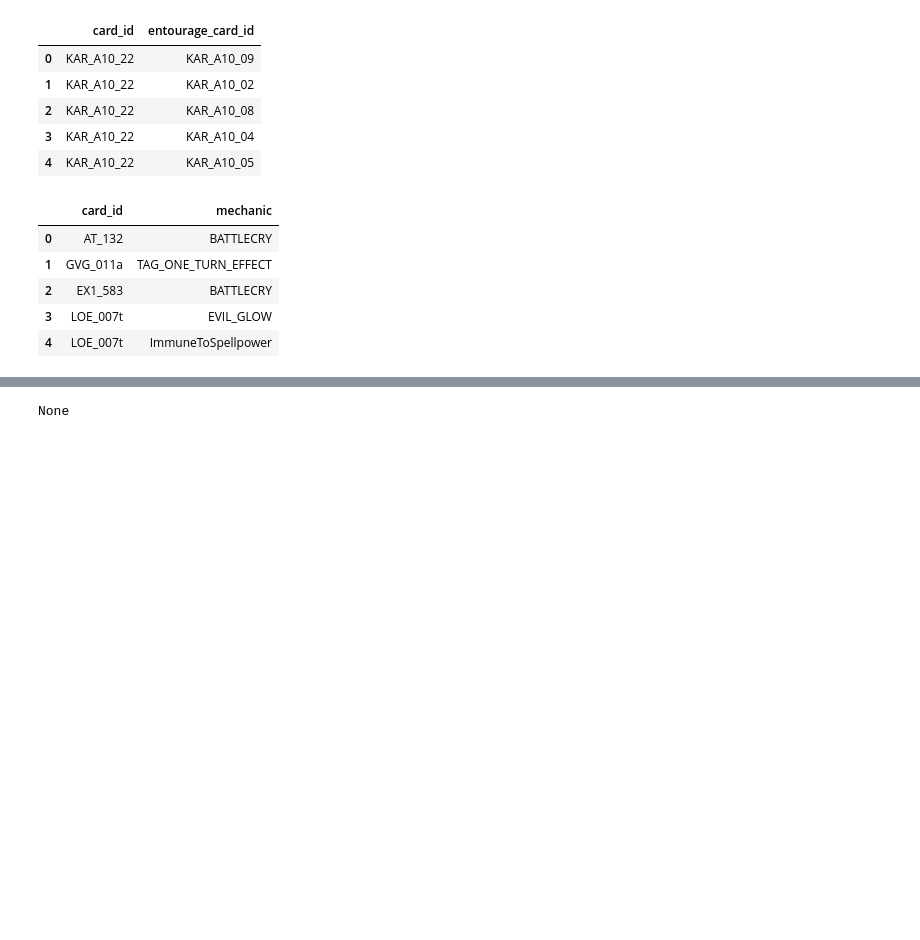
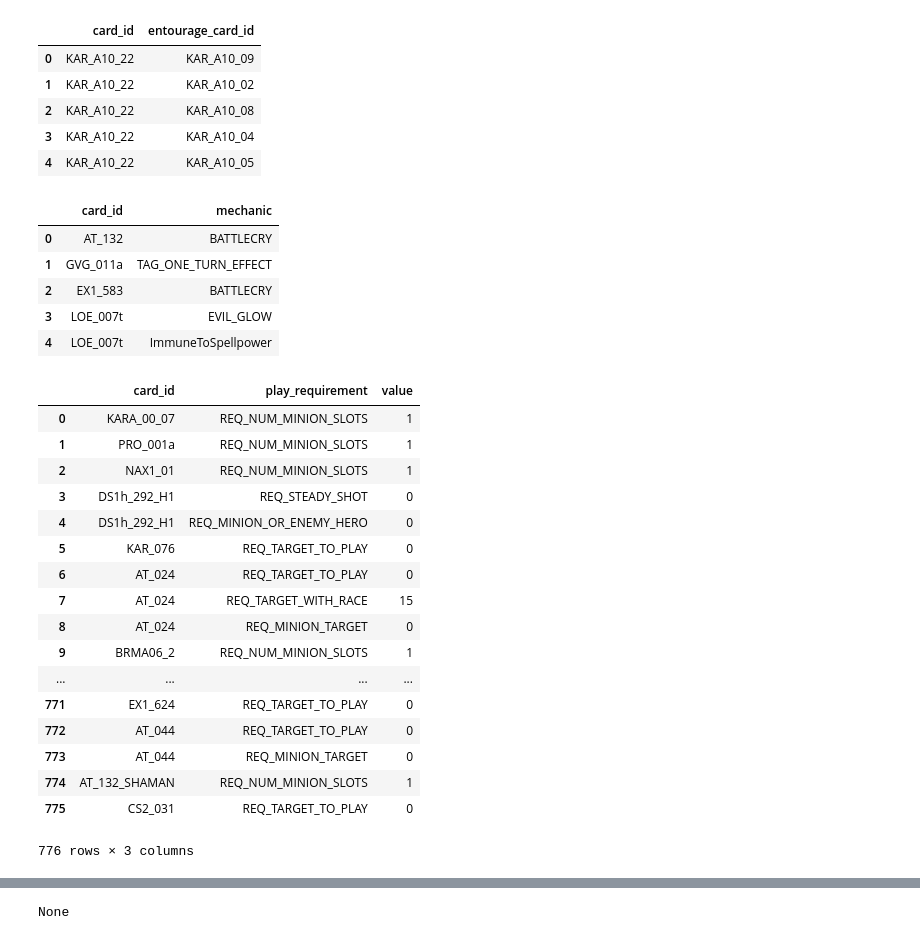
Before and after one commit to robblatt/dsc-combining-dataframes-pandas-lab-nyc-ds-career-042219, a Jupyter notebook: index.ipynb, the cells around one changed output, grey strips where cells are left out. Cells and saved outputs as stored; diff of their text form; code cells hidden in the pictures; blank space fills up the shorter version.

```diff
--- a/index.ipynb
+++ b/index.ipynb
@@ -157,7 +157,27 @@ mechanics_df.head()
 | 3 | LOE_007t | EVIL_GLOW |
 | 4 | LOE_007t | ImmuneToSpellpower |
 # %%
-play_requirements_df = play_requirements_df.set_index('card_id', inplace = True)
+#play_requirements_df = play_requirements_df.set_index('card_id', inplace = True)
+play_requirements_df
+# %% [output]
+|  | card_id | play_requirement | value |
+| 0 | KARA_00_07 | REQ_NUM_MINION_SLOTS | 1 |
+| 1 | PRO_001a | REQ_NUM_MINION_SLOTS | 1 |
+| 2 | NAX1_01 | REQ_NUM_MINION_SLOTS | 1 |
+| 3 | DS1h_292_H1 | REQ_STEADY_SHOT | 0 |
+| 4 | DS1h_292_H1 | REQ_MINION_OR_ENEMY_HERO | 0 |
+| 5 | KAR_076 | REQ_TARGET_TO_PLAY | 0 |
+| 6 | AT_024 | REQ_TARGET_TO_PLAY | 0 |
+| 7 | AT_024 | REQ_TARGET_WITH_RACE | 15 |
+| 8 | AT_024 | REQ_MINION_TARGET | 0 |
+| 9 | BRMA06_2 | REQ_NUM_MINION_SLOTS | 1 |
+| ... | ... | ... | ... |
+| 771 | EX1_624 | REQ_TARGET_TO_PLAY | 0 |
+| 772 | AT_044 | REQ_TARGET_TO_PLAY | 0 |
+| 773 | AT_044 | REQ_MINION_TARGET | 0 |
+| 774 | AT_132_SHAMAN | REQ_NUM_MINION_SLOTS | 1 |
+| 775 | CS2_031 | REQ_TARGET_TO_PLAY | 0 |
+776 rows × 3 columns
 # %% [markdown]
 ## Executing Joins
 
```
